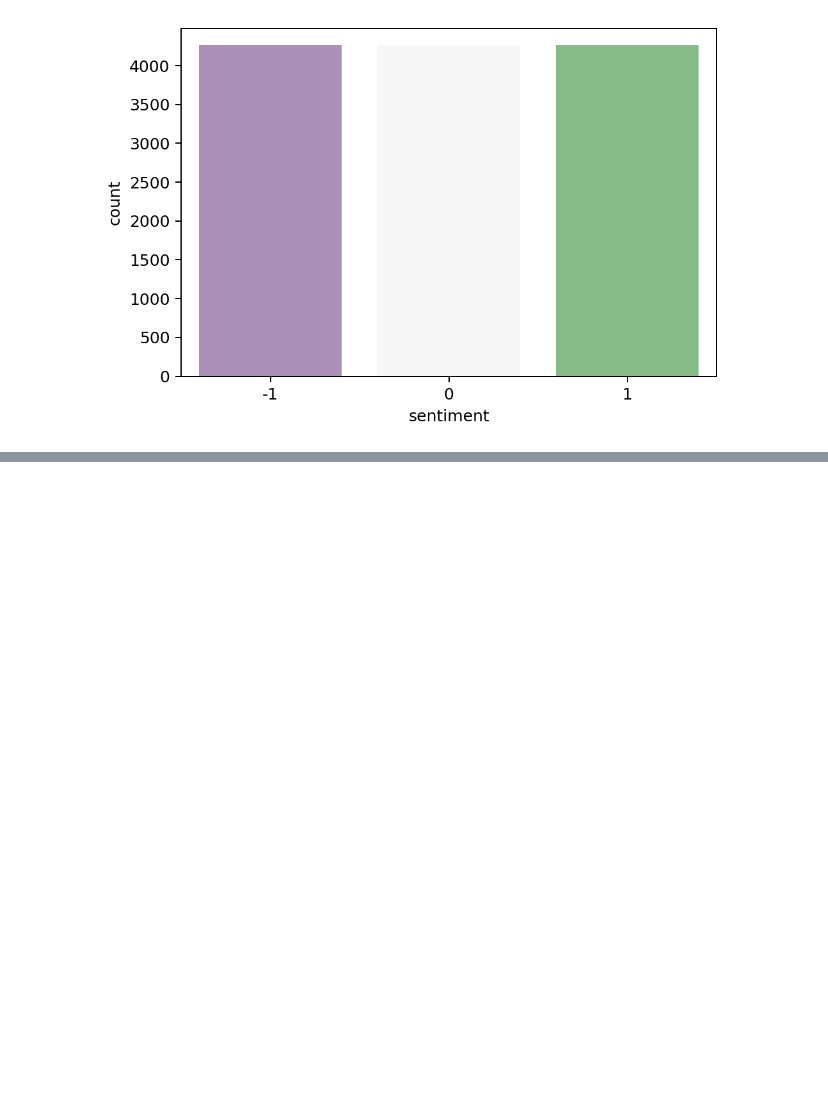
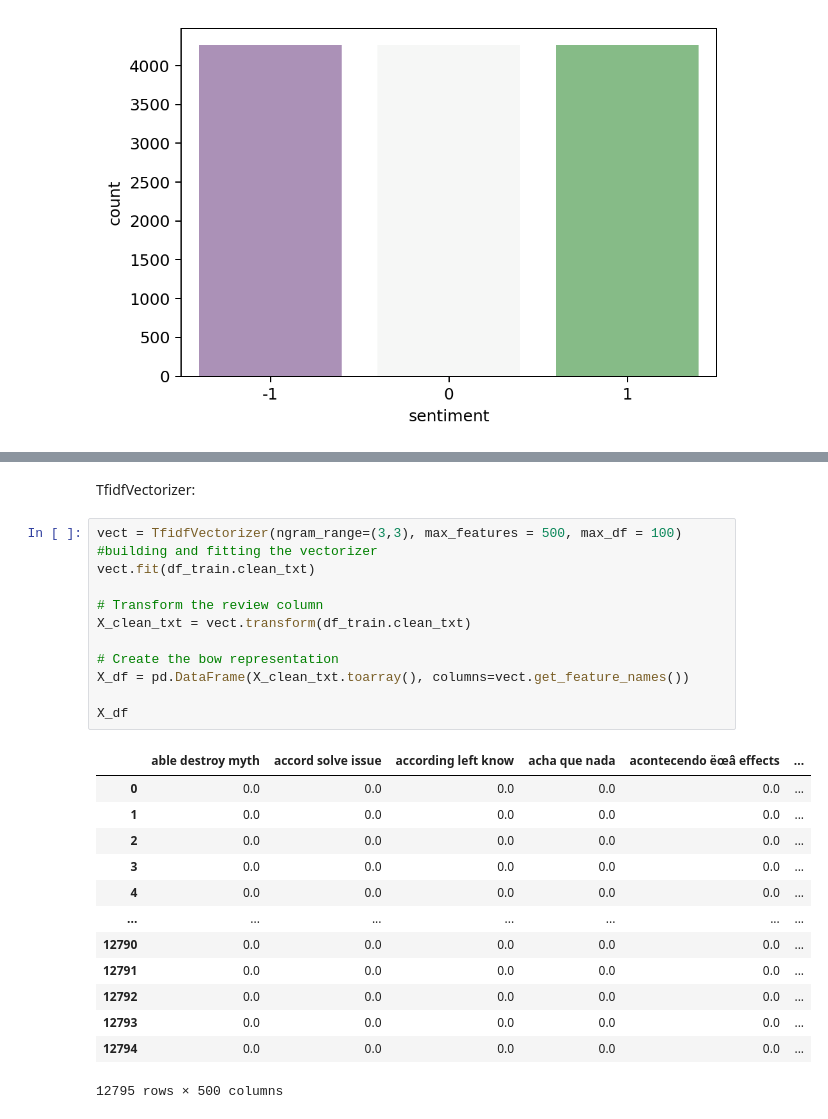
Before and after one commit to MathewJohn1986/classification-predict-streamlit-template, a Jupyter notebook: Climate Change Belief Analysis.ipynb, the cells around one changed output, grey strips where cells are left out. Saved outputs shown, nothing was run; the diff lists cells and outputs as text; blank space fills up the shorter version.

```diff
--- a/Climate Change Belief Analysis.ipynb
+++ b/Climate Change Belief Analysis.ipynb
@@ -402,0 +525,27 @@ plt.show()
+# %% [markdown]
+TfidfVectorizer:
+# %%
+vect = TfidfVectorizer(ngram_range=(3,3), max_features = 500, max_df = 100) #building and fitting the vectorizer
+vect.fit(df_train.clean_txt)
+
+# Transform the review column
+X_clean_txt = vect.transform(df_train.clean_txt)
+
+# Create the bow representation
+X_df = pd.DataFrame(X_clean_txt.toarray(), columns=vect.get_feature_names())
+
+X_df
+# %% [output]
+|  | able destroy myth | accord solve issue | according left know | acha que nada | acontecendo ëœâ effects | ... |
+| 0 | 0.0 | 0.0 | 0.0 | 0.0 | 0.0 | ... |
+| 1 | 0.0 | 0.0 | 0.0 | 0.0 | 0.0 | ... |
+| 2 | 0.0 | 0.0 | 0.0 | 0.0 | 0.0 | ... |
+| 3 | 0.0 | 0.0 | 0.0 | 0.0 | 0.0 | ... |
+| 4 | 0.0 | 0.0 | 0.0 | 0.0 | 0.0 | ... |
+| ... | ... | ... | ... | ... | ... | ... |
+| 12790 | 0.0 | 0.0 | 0.0 | 0.0 | 0.0 | ... |
+| 12791 | 0.0 | 0.0 | 0.0 | 0.0 | 0.0 | ... |
+| 12792 | 0.0 | 0.0 | 0.0 | 0.0 | 0.0 | ... |
+| 12793 | 0.0 | 0.0 | 0.0 | 0.0 | 0.0 | ... |
+| 12794 | 0.0 | 0.0 | 0.0 | 0.0 | 0.0 | ... |
+12795 rows × 500 columns
```
Also changed, not shown: parts of 24 cells of this notebook.
